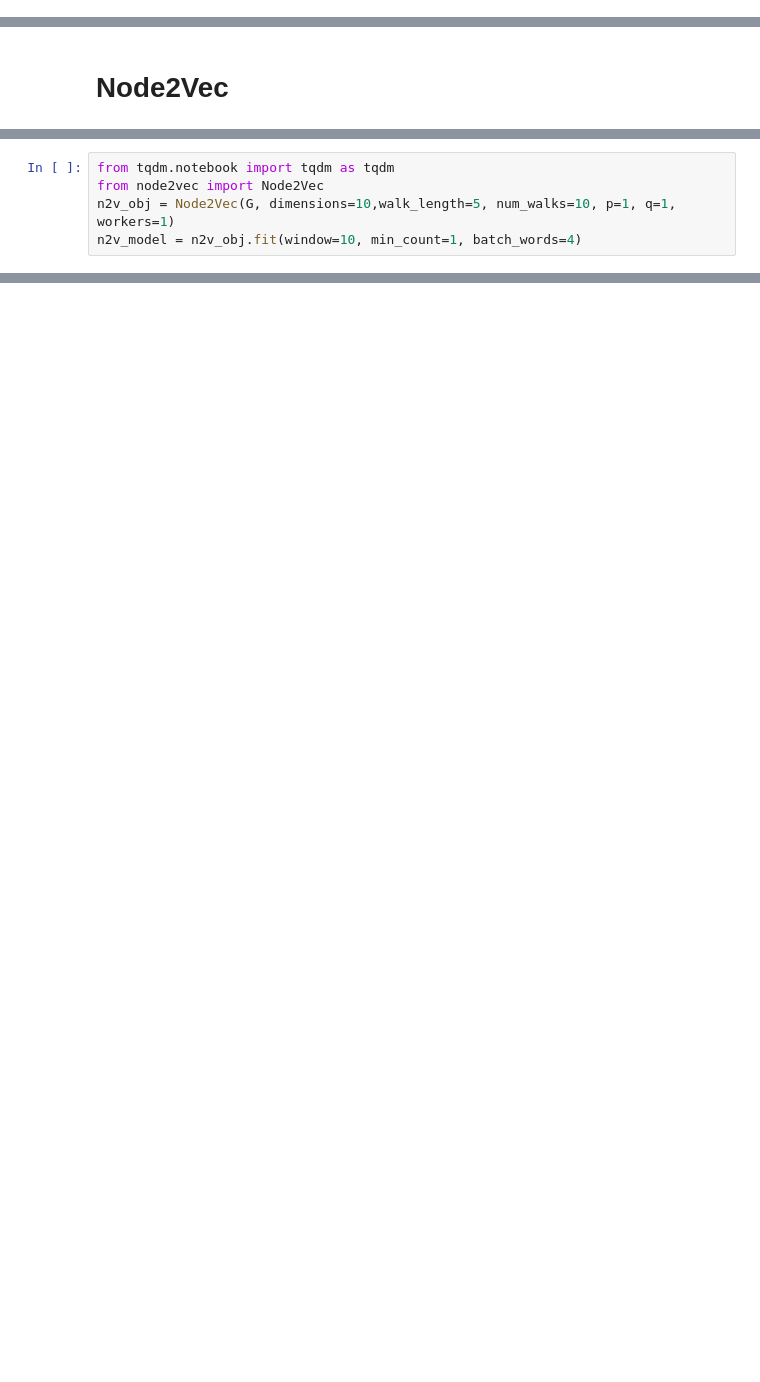
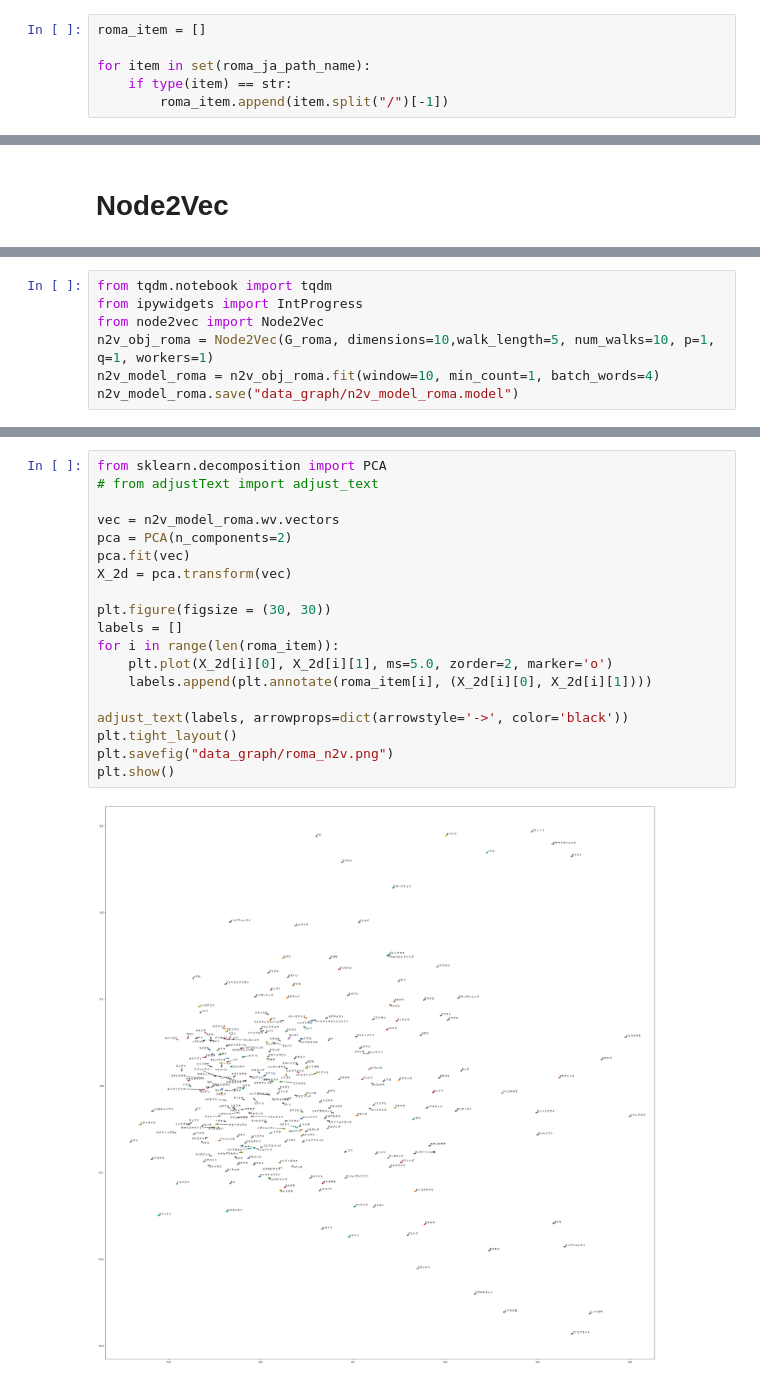
Before and after one commit to TRMT-Yuka/Bird_ontology_Project, a Jupyter notebook: prog6_graph.ipynb, the cells around one changed output, grey strips where cells are left out. Cells and saved outputs as stored; diff of their text form; blank space fills up the shorter version.

```diff
--- a/prog6_graph.ipynb
+++ b/prog6_graph.ipynb
@@ -40,0 +41,6 @@ g.show("data_graph/kana.html")# グラフをhtmlで出力
+# %%
+roma_item = []
+
+for item in set(roma_ja_path_name):
+    if type(item) == str:
+        roma_item.append(item.split("/")[-1])
@@ -67,5 +69,7 @@ You should consider upgrading via the 'c:\users\teramoto\appdata\local\programs\
 # %%
-from tqdm.notebook import tqdm as tqdm
+from tqdm.notebook import tqdm
+from ipywidgets import IntProgress
 from node2vec import Node2Vec
-n2v_obj = Node2Vec(G, dimensions=10,walk_length=5, num_walks=10, p=1, q=1, workers=1)
-n2v_model = n2v_obj.fit(window=10, min_count=1, batch_words=4)
+n2v_obj_roma = Node2Vec(G_roma, dimensions=10,walk_length=5, num_walks=10, p=1, q=1, workers=1)
+n2v_model_roma = n2v_obj_roma.fit(window=10, min_count=1, batch_words=4)
+n2v_model_roma.save("data_graph/n2v_model_roma.model")
@@ -73,0 +80,21 @@ ImportError: IProgress not found. Please update jupyter and ipywidgets. See http
+# %%
+from sklearn.decomposition import PCA
+# from adjustText import adjust_text
+
+vec = n2v_model_roma.wv.vectors
+pca = PCA(n_components=2)
+pca.fit(vec)
+X_2d = pca.transform(vec)
+
+plt.figure(figsize = (30, 30))
+labels = []
+for i in range(len(roma_item)):
+	plt.plot(X_2d[i][0], X_2d[i][1], ms=5.0, zorder=2, marker='o')
+	labels.append(plt.annotate(roma_item[i], (X_2d[i][0], X_2d[i][1])))
+
+adjust_text(labels, arrowprops=dict(arrowstyle='->', color='black'))
+plt.tight_layout()
+plt.savefig("data_graph/roma_n2v.png")
+plt.show()
+# %% [output]
+[figure, added]
```
Also changed, not shown: parts of 10 cells of this notebook, 5 other files.
